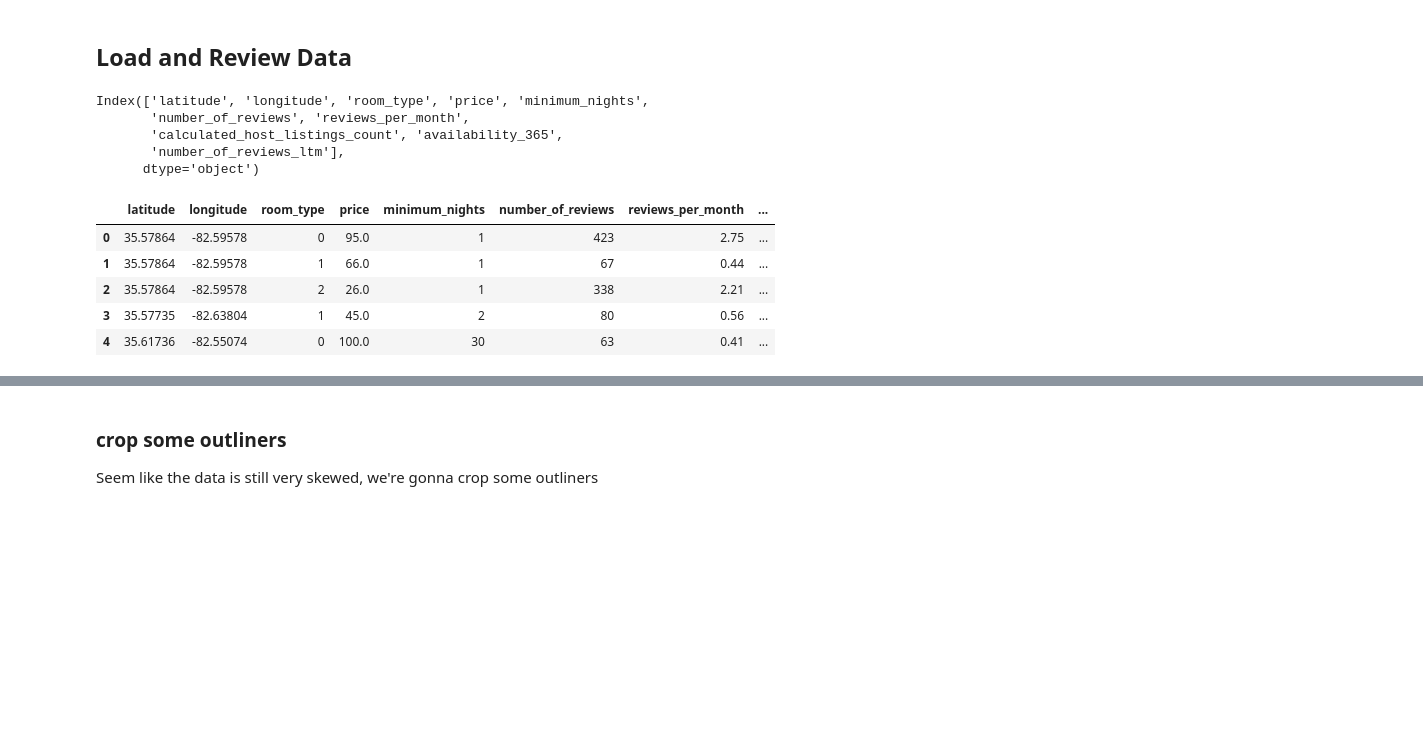
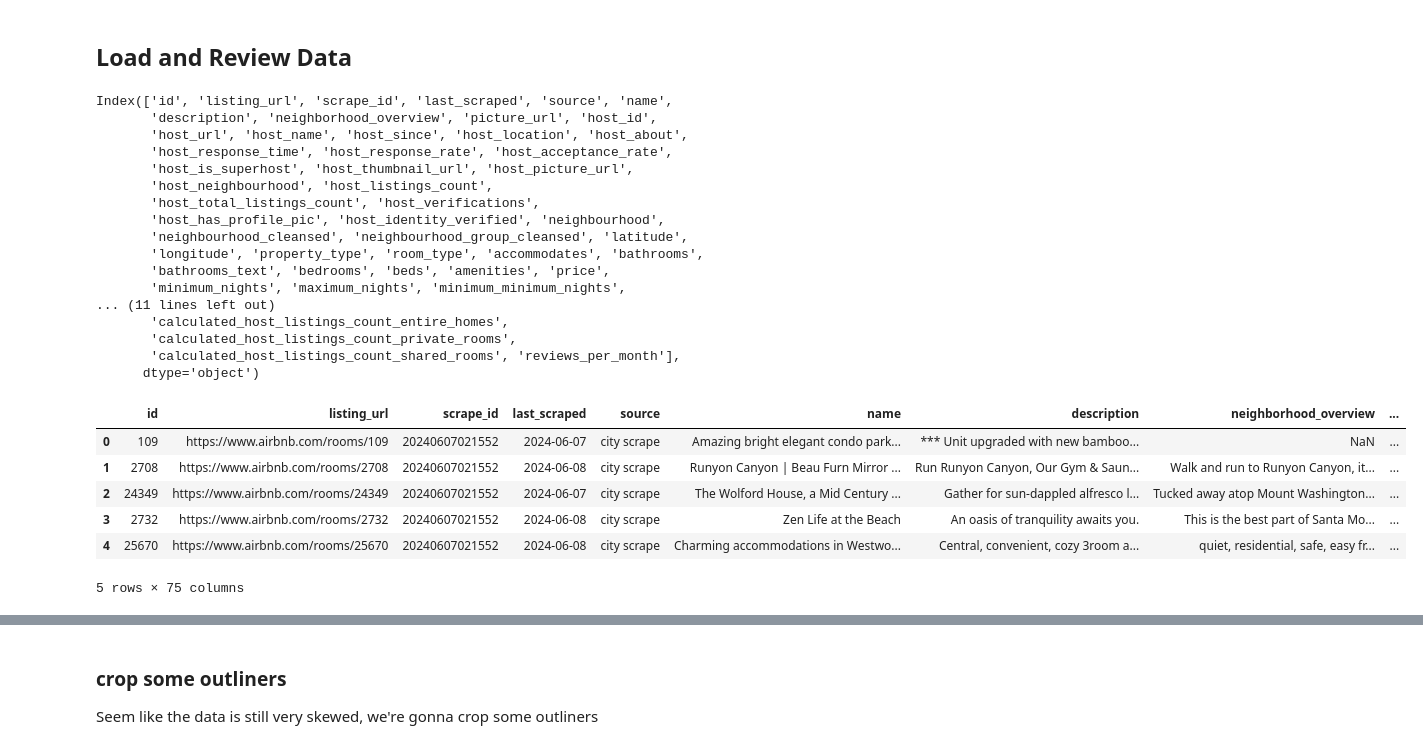
Before and after one commit to chengyuanmao819/CSE151A-GroupProject, a Jupyter notebook: classification_model.ipynb, the cells around one changed output, grey strips where cells are left out. Cells and saved outputs as stored; diff of their text form; code cells hidden in the pictures; blank space fills up the shorter version.

```diff
--- a/classification_model.ipynb
+++ b/classification_model.ipynb
@@ -13,19 +6,32 @@ import numpy as np
 import matplotlib.pyplot as plt
 import seaborn as sns
 # %%
-data = pd.read_csv('cleaned_data.csv')
+raw_data = pd.read_csv('./data/US/combined_listings.csv')
 # data = pd.read_csv('sandiego_listings.csv')
-print(data.columns)
-data.head()
+print(raw_data.columns)
+raw_data.head()
 # %% [output]
-Index(['latitude', 'longitude', 'room_type', 'price', 'minimum_nights',
-       'number_of_reviews', 'reviews_per_month',
-       'calculated_host_listings_count', 'availability_365',
-       'number_of_reviews_ltm'],
+Index(['id', 'listing_url', 'scrape_id', 'last_scraped', 'source', 'name',
+       'description', 'neighborhood_overview', 'picture_url', 'host_id',
+       'host_url', 'host_name', 'host_since', 'host_location', 'host_about',
+       'host_response_time', 'host_response_rate', 'host_acceptance_rate',
+       'host_is_superhost', 'host_thumbnail_url', 'host_picture_url',
+       'host_neighbourhood', 'host_listings_count',
+       'host_total_listings_count', 'host_verifications',
+       'host_has_profile_pic', 'host_identity_verified', 'neighbourhood',
+       'neighbourhood_cleansed', 'neighbourhood_group_cleansed', 'latitude',
+       'longitude', 'property_type', 'room_type', 'accommodates', 'bathrooms',
+       'bathrooms_text', 'bedrooms', 'beds', 'amenities', 'price',
+       'minimum_nights', 'maximum_nights', 'minimum_minimum_nights',
+... (11 lines left out)
+       'calculated_host_listings_count_entire_homes',
+       'calculated_host_listings_count_private_rooms',
+       'calculated_host_listings_count_shared_rooms', 'reviews_per_month'],
       dtype='object')
-|  | latitude | longitude | room_type | price | minimum_nights | number_of_reviews | reviews_per_month | ... |
-| 0 | 35.57864 | -82.59578 | 0 | 95.0 | 1 | 423 | 2.75 | ... |
-| 1 | 35.57864 | -82.59578 | 1 | 66.0 | 1 | 67 | 0.44 | ... |
-| 2 | 35.57864 | -82.59578 | 2 | 26.0 | 1 | 338 | 2.21 | ... |
-| 3 | 35.57735 | -82.63804 | 1 | 45.0 | 2 | 80 | 0.56 | ... |
-| 4 | 35.61736 | -82.55074 | 0 | 100.0 | 30 | 63 | 0.41 | ... |
+|  | id | listing_url | scrape_id | last_scraped | source | name | description | neighborhood_overview | ... |
+| 0 | 109 | https://www.airbnb.com/rooms/109 | 20240607021552 | 2024-06-07 | city scrape | Amazing bright elegant condo park... | *** Unit upgraded with new bamboo... | NaN | ... |
+| 1 | 2708 | https://www.airbnb.com/rooms/2708 | 20240607021552 | 2024-06-08 | city scrape | Runyon Canyon | Beau Furn Mirror ... | Run Runyon Canyon, Our Gym & Saun... | Walk and run to Runyon Canyon, it... | ... |
+| 2 | 24349 | https://www.airbnb.com/rooms/24349 | 20240607021552 | 2024-06-07 | city scrape | The Wolford House, a Mid Century ... | Gather for sun-dappled alfresco l... | Tucked away atop Mount Washington... | ... |
+| 3 | 2732 | https://www.airbnb.com/rooms/2732 | 20240607021552 | 2024-06-08 | city scrape | Zen Life at the Beach | An oasis of tranquility awaits you. | This is the best part of Santa Mo... | ... |
+| 4 | 25670 | https://www.airbnb.com/rooms/25670 | 20240607021552 | 2024-06-08 | city scrape | Charming accommodations in Westwo... | Central, convenient, cozy 3room a... | quiet, residential, safe, easy fr... | ... |
+5 rows × 75 columns
```
Also changed, not shown: parts of 39 cells of this notebook, 4 other files.
